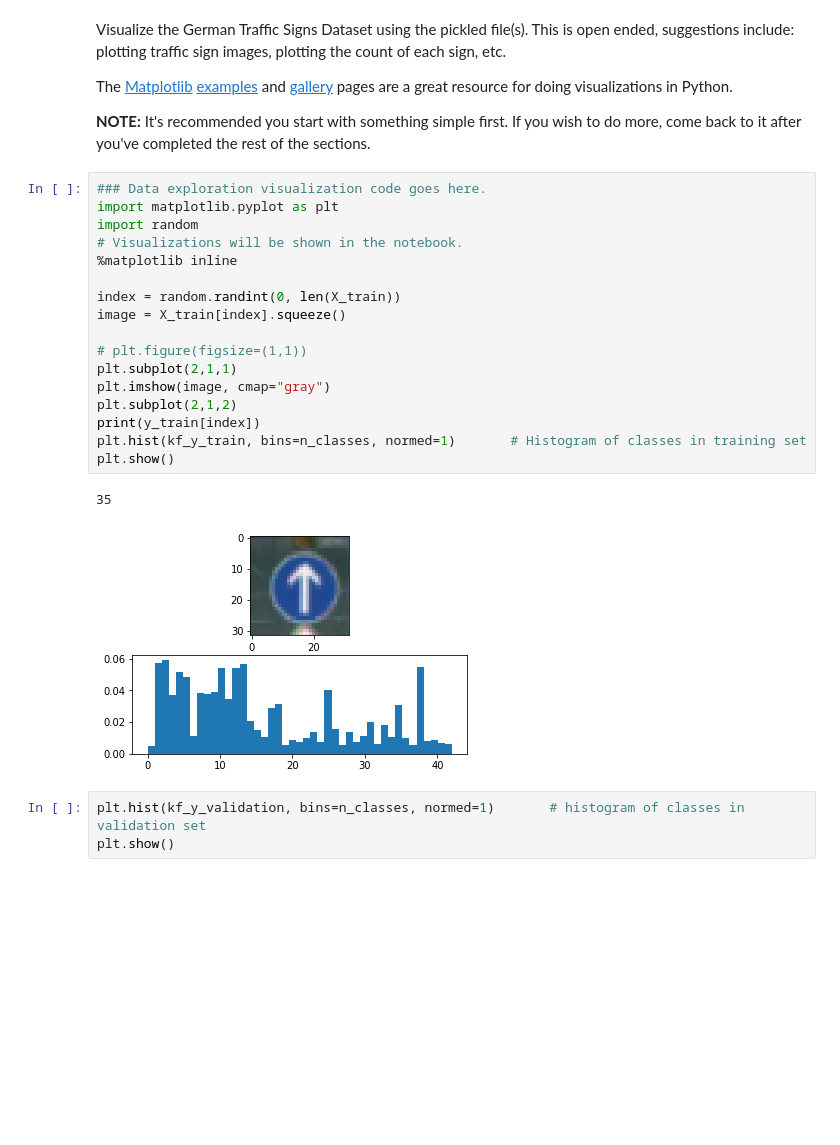
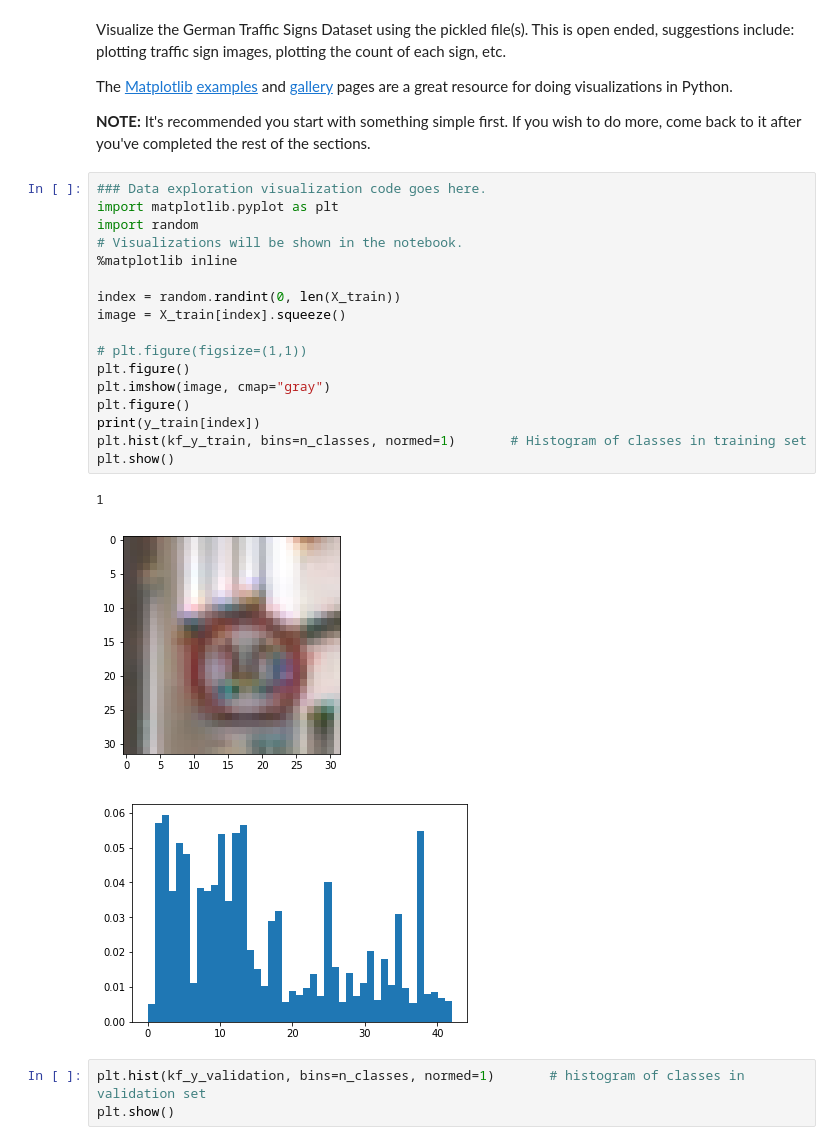
Before and after one commit to timotdsantos/CarND-Traffic-Sign-Classifier-Project, a Jupyter notebook: Traffic_Sign_Classifier.ipynb, the cells around one changed output. Saved outputs shown, nothing was run; the diff lists cells and outputs as text; blank space fills up the shorter version.

```diff
--- a/Traffic_Sign_Classifier.ipynb
+++ b/Traffic_Sign_Classifier.ipynb
@@ -117,23 +117,24 @@ The [Matplotlib](http://matplotlib.org/) [examples](http://matplotlib.org/exampl
 # %%
 ### Data exploration visualization code goes here.
 import matplotlib.pyplot as plt
 import random
 # Visualizations will be shown in the notebook.
 %matplotlib inline
 
 index = random.randint(0, len(X_train))
 image = X_train[index].squeeze()
 
 # plt.figure(figsize=(1,1))
-plt.subplot(2,1,1)
+plt.figure()
 plt.imshow(image, cmap="gray")
-plt.subplot(2,1,2)
+plt.figure()
 print(y_train[index])
 plt.hist(kf_y_train, bins=n_classes, normed=1)       # Histogram of classes in training set
 plt.show()
 # %% [output]
-35
+1
-[figure, old version]
+[figure, new version]
+[figure, added]
 # %%
 plt.hist(kf_y_validation, bins=n_classes, normed=1)       # histogram of classes in validation set
 plt.show()
```
Also changed, not shown: parts of 10 cells of this notebook.
